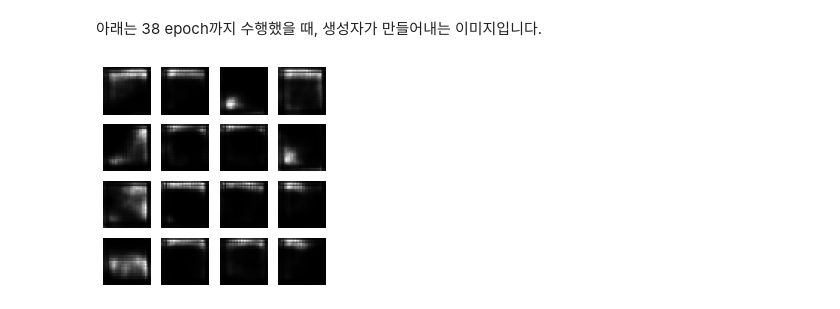
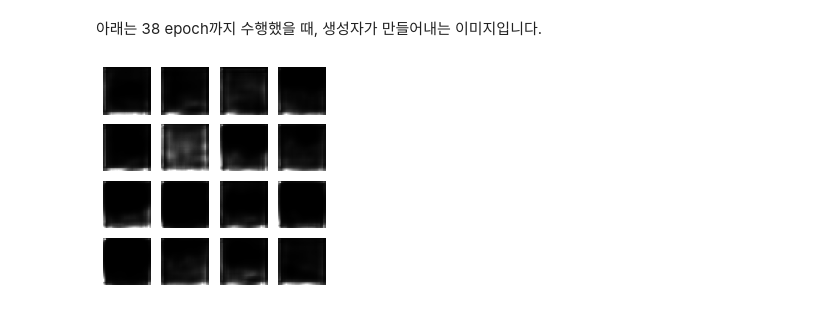
Before and after one commit to ttogle918/ds-zip, a Jupyter notebook: N434/N434a_GAN_new.ipynb, the cells around one changed output. Cells and saved outputs as stored; diff of their text form; code cells hidden in the pictures.

```diff
--- a/N434/N434a_GAN_new.ipynb
+++ b/N434/N434a_GAN_new.ipynb
@@ -176,7 +172,7 @@ x_train = x_train.reshape(x_train.shape[0], 32, 32, 1).astype('float32')
 x_train = (x_train - 127.5) / 127.5 # 이미지를 [-1, 1]로 정규화합니다.
 # %%
 BUFFER_SIZE = 60000
-BATCH_SIZE = 256
+BATCH_SIZE = 64
 # %%
 # 데이터 배치를 만들고 섞습니다.
 train_dataset = tf.data.Dataset.from_tensor_slices(x_train).shuffle(BUFFER_SIZE).batch(BATCH_SIZE)
@@ -205,6 +203,6 @@ print(decision)
 # %%
 EPOCHS = 38
-noise_dim = 100
+noise_dim = 10
 num_examples_to_generate = 16
 
 seed = tf.random.normal([num_examples_to_generate, noise_dim])
@@ -304,6 +302,3 @@ def train(dataset, epochs=38) :
     generate_and_save_images(generator, epochs, seed)
 # %% [markdown]
 아래는 10 epoch까지 수행했을 때, 생성자가 만들어내는 이미지입니다.
-# %%
-%%time
-train(train_dataset, 2)
@@ -317,6 +306,6 @@ Wall time: 3min 57s
 아래는 38 epoch까지 수행했을 때, 생성자가 만들어내는 이미지입니다.
 # %%
 %%time
-train(train_dataset, 10)
+train(train_dataset, EPOCHS)  # epochs = 38
 # %% [output]
-[figure, old version]
+[figure, new version]
```
Also changed, not shown: parts of 8 cells of this notebook.
